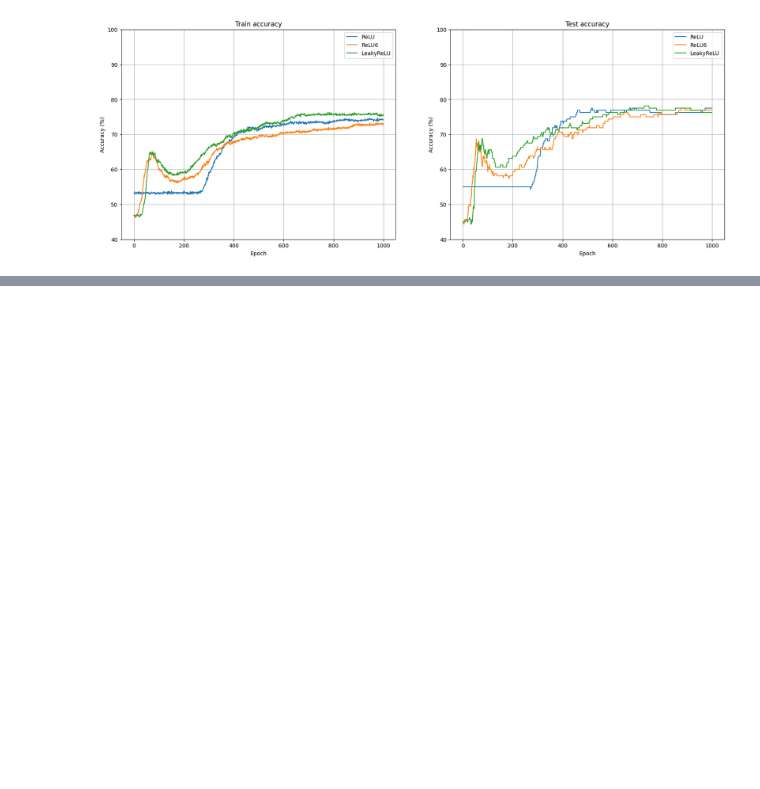
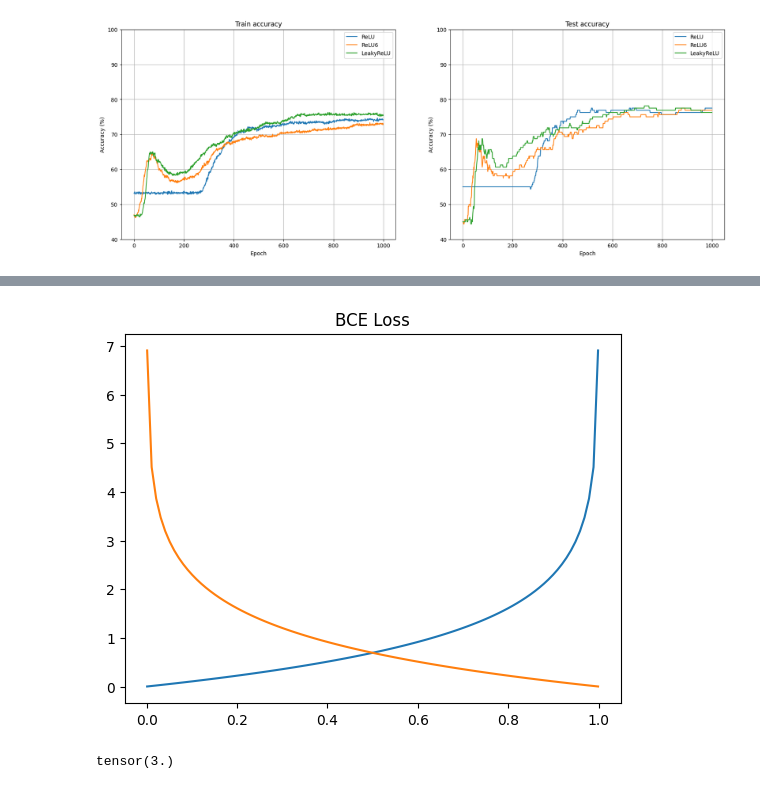
Before and after one commit to ayush9h/PyTorch-DeepLearning, a Jupyter notebook: Meta_Parameters_Activations,_Loss.ipynb, the cells around one changed output, grey strips where cells are left out. Drawn from its saved outputs; the diff is of its cells as text; code cells hidden in the pictures; blank space fills up the shorter version.

Commit message:
Added loss functions with custom build

```diff
--- a/Meta_Parameters_Activations,_Loss.ipynb
+++ b/Meta_Parameters_Activations,_Loss.ipynb
@@ -153,0 +172,33 @@ for i in range(2):
+# %%
+lossfunBCE = nn.BCELoss()
+
+yHat = torch.linspace(.001, .999, 101)
+y1 = torch.tensor(0.)
+y2 = torch.tensor(1.)
+
+L = np.zeros((101,2))
+
+for i, yy in enumerate(yHat):
+  L[i, 0] = lossfunBCE(yy, y1)
+  L[i, 1] = lossfunBCE(yy, y2)
+
+plt.plot(yHat, L)
+plt.title("BCE Loss")
+plt.show()
+# %% [output]
+[figure, added]
+# %%
+# Custom Loss function
+class custLoss(nn.Module):
+  def __init__(self):
+    super().__init__()
+
+  def forward(self, x,y):
+    loss = torch.abs(x - y)
+    return loss
+
+
+lfun = custLoss()
+lfun(torch.tensor(5.),torch.tensor(2.))
+# %% [output]
+tensor(3.)
```
Also changed, not shown: parts of 2 cells of this notebook.
